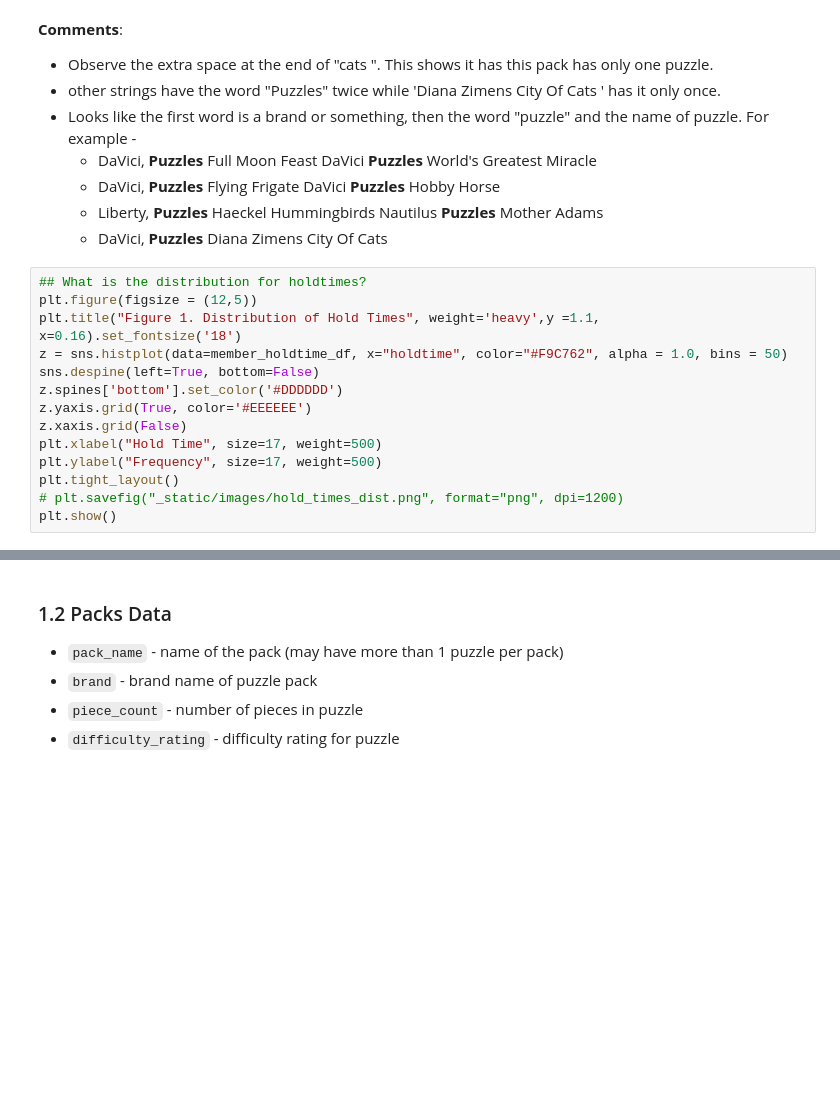
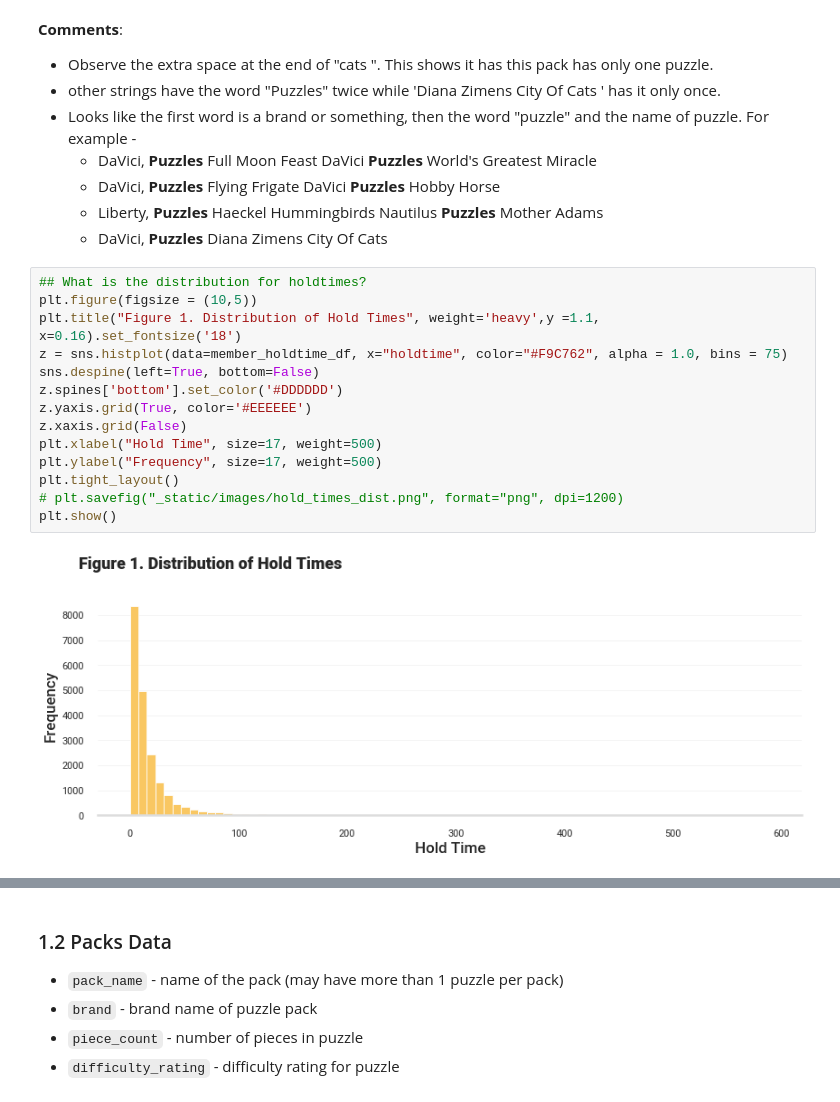
Before and after one commit to hluebbering/puzzle-scheduling, a Jupyter notebook: Notebook1-EDA.ipynb, the cells around one changed output, grey strips where cells are left out. Saved outputs shown, nothing was run; the diff lists cells and outputs as text; blank space fills up the shorter version.

```diff
--- a/Notebook1-EDA.ipynb
+++ b/Notebook1-EDA.ipynb
@@ -56,18 +65,20 @@ member_holdtime_df.head()
     * DaVici, **Puzzles** Diana Zimens City Of Cats
 # %%
 ## What is the distribution for holdtimes?
-plt.figure(figsize = (12,5))
+plt.figure(figsize = (10,5))
 plt.title("Figure 1. Distribution of Hold Times", weight='heavy',y =1.1, x=0.16).set_fontsize('18')
-z = sns.histplot(data=member_holdtime_df, x="holdtime", color="#F9C762", alpha = 1.0, bins = 50)
+z = sns.histplot(data=member_holdtime_df, x="holdtime", color="#F9C762", alpha = 1.0, bins = 75)
 sns.despine(left=True, bottom=False)
 z.spines['bottom'].set_color('#DDDDDD')
 z.yaxis.grid(True, color='#EEEEEE')
 z.xaxis.grid(False)
 plt.xlabel("Hold Time", size=17, weight=500)
 plt.ylabel("Frequency", size=17, weight=500)
 plt.tight_layout()
 # plt.savefig("_static/images/hold_times_dist.png", format="png", dpi=1200)
 plt.show()
+# %% [output]
+[figure, added]
 # %%
 fig, axs = plt.subplots(1, 2, figsize=(15, 5))
 sns.histplot(data=member_holdtime_df, x=member_holdtime_df.loc[member_holdtime_df['holdtime'] <= 150]['holdtime'], bins = 20,color="#ffa07a", alpha = 1.0, ax=axs[0])
```
Also changed, not shown: parts of 8 cells of this notebook.
